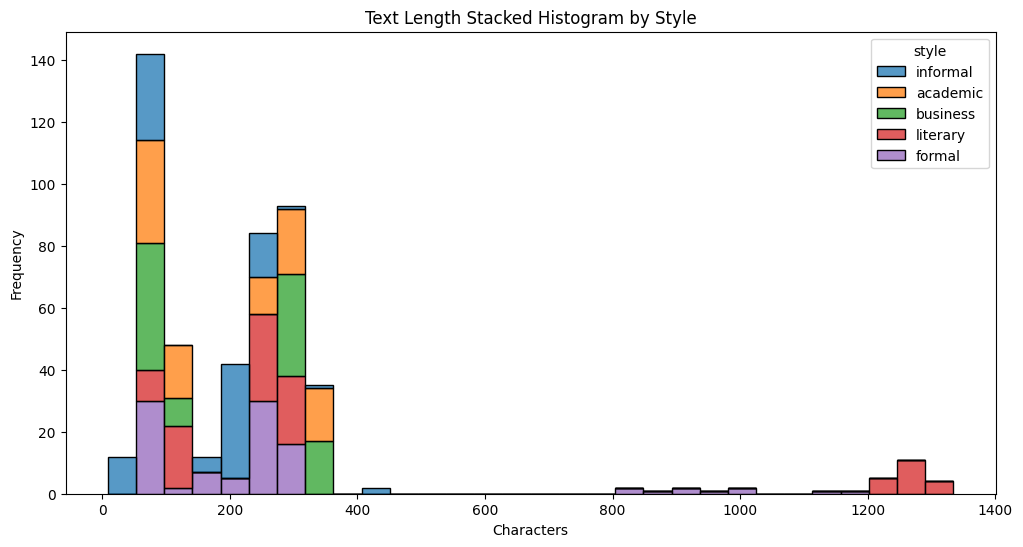
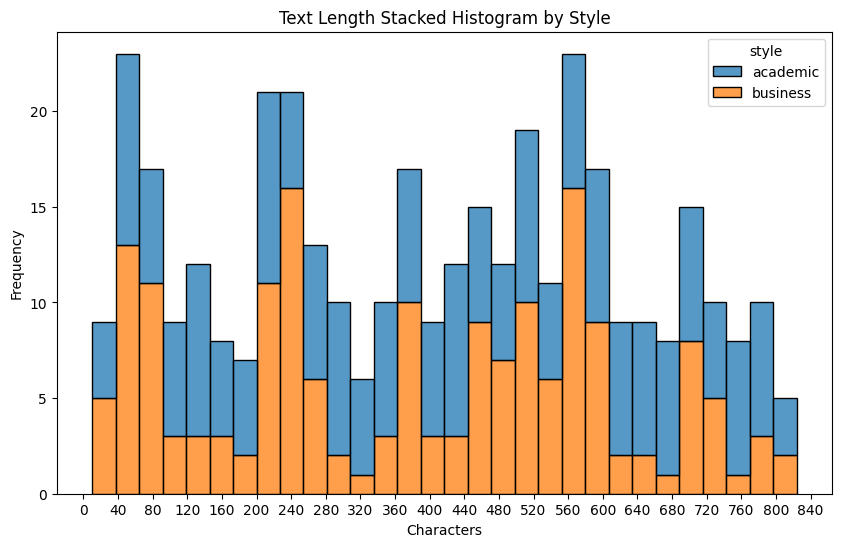
Unified diff of the notebook cell whose output changed from the first chart to the second:
--- before
+++ after
@@ -1,3 +1,3 @@
-plt.figure(figsize=(12, 6))
+plt.figure(figsize=(10, 6))
 sns.histplot(
     data=df,
@@ -7,4 +7,6 @@
     bins=30
 )
+plt.gca().xaxis.set_major_locator(ticker.MultipleLocator(40))
+
 plt.title("Text Length Stacked Histogram by Style")
 plt.xlabel("Characters")

Commit: Change 1 to dataset